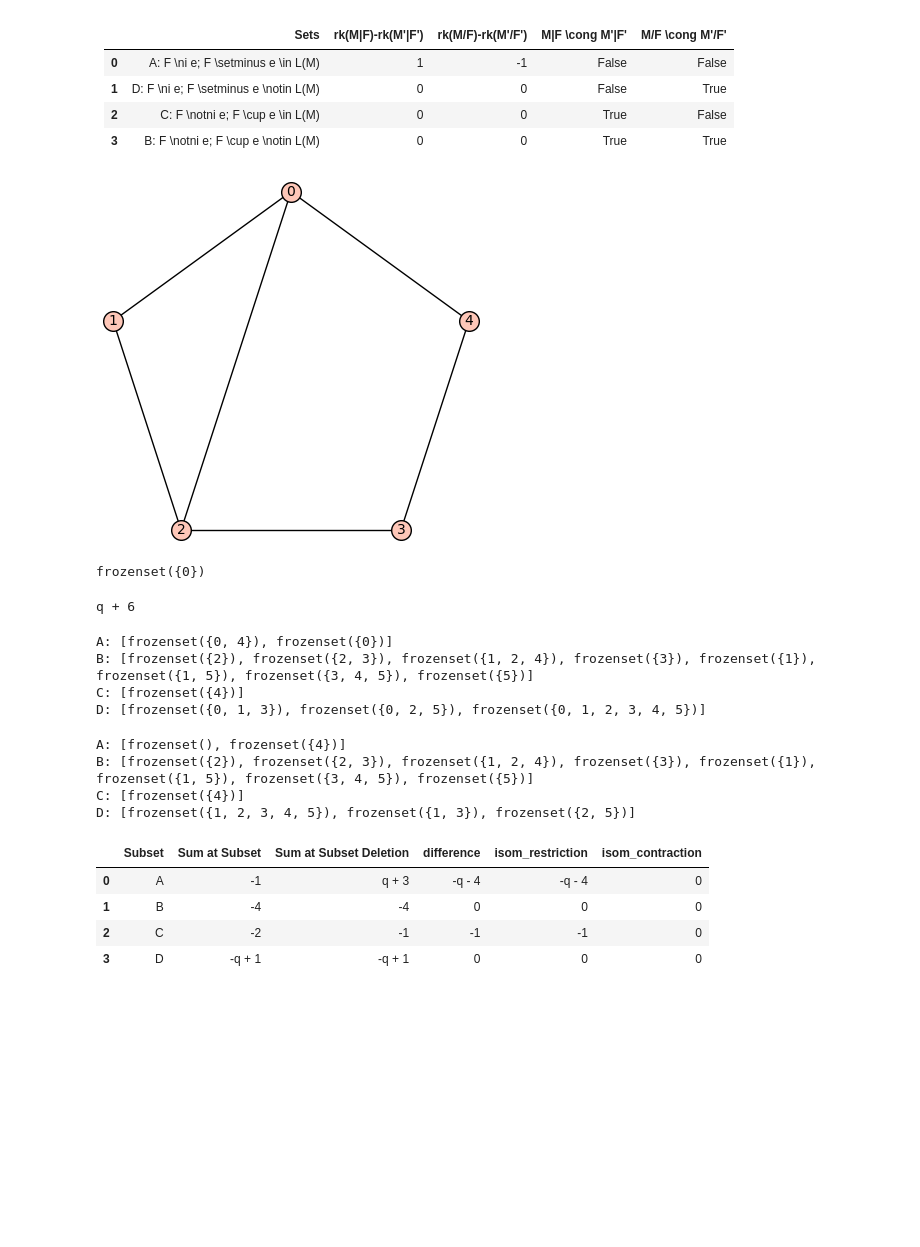
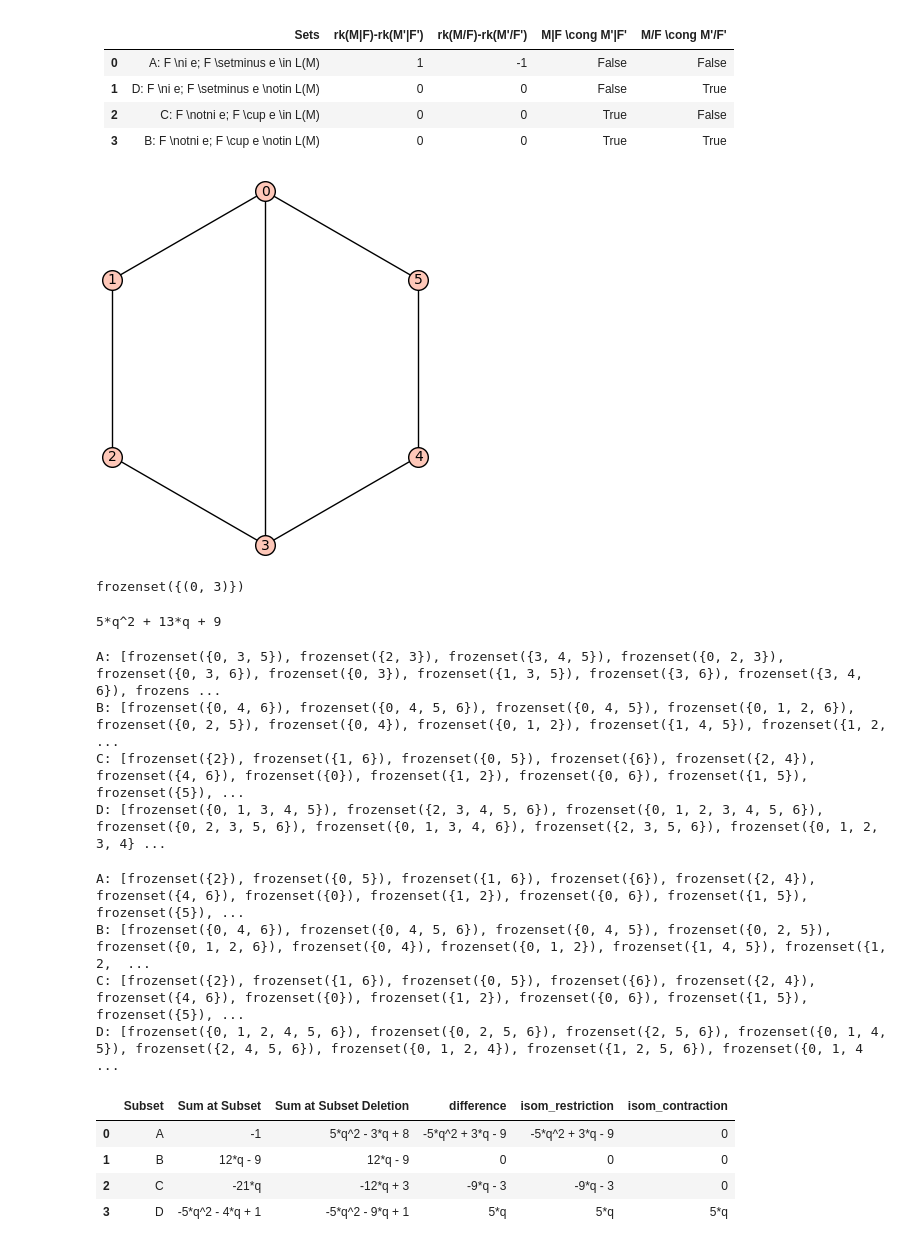
Before and after one commit to NutanNepal/ChowringofMatroids, a Jupyter notebook: equivChow/res/qpolys/w-example4.ipynb, the cells around one changed output. Saved outputs shown, nothing was run; the diff lists cells and outputs as text; code cells hidden in the pictures; blank space fills up the shorter version.

```diff
--- a/equivChow/res/qpolys/w-example4.ipynb
+++ b/equivChow/res/qpolys/w-example4.ipynb
@@ -67,30 +67,30 @@ display(Latex(df.to_html(escape=False)))
 </table>
 # %%
 #creating parallel connection of cycles
-m, n = 3, 4
+m, n = 4, 4
 
 def parallel_connection(m, n):
     G = graphs.CycleGraph(m + n - 2)
     G.add_edge(0, m-1)
     edge_e = frozenset({(0, m - 1)})
     return G, edge_e
 
 G, edge_e = parallel_connection(m, n)
 G.show()
 M = Matroid(G)
 
-M = matroids.Wheel(3)
-edge_e = frozenset({0})
+#M = matroids.Wheel(3)
+#edge_e = frozenset({0})
 
 
 flats = M.lattice_of_flats().list()
 gset = M.groundset()
 labels = {element: idx for idx, element in enumerate(gset)}
 relabel_flats = {flat: frozenset({labels[element] for element in flat}) for flat in flats}
 edge_e
 # %% [output]
-[figure, old version]
+[figure, new version]
-frozenset({0})
+frozenset({(0, 3)})
 # %%
 R = PolynomialRing(QQ, 'q')
 q = R.gen()
@@ -113,7 +113,7 @@ def kl(M):
 
 invKL(M)
 # %% [output]
-q + 6
+5*q^2 + 13*q + 9
 # %%
 def set_division(M, e):
     L = M.lattice_of_flats()
@@ -137,10 +137,10 @@ divs_deletion = {x: set(frozenset(set(y) - set(edge_e)) for y in divs[x]) for x
 for key, value in divs.items():
     print(f"{key}: {[relabel_flats[v] for v in value]}")
 # %% [output]
-A: [frozenset({0, 4}), frozenset({0})]
-B: [frozenset({2}), frozenset({2, 3}), frozenset({1, 2, 4}), frozenset({3}), frozenset({1}), frozenset({1, 5}), frozenset({3, 4, 5}), frozenset({5})]
-C: [frozenset({4})]
-D: [frozenset({0, 1, 3}), frozenset({0, 2, 5}), frozenset({0, 1, 2, 3, 4, 5})]
+A: [frozenset({0, 3, 5}), frozenset({2, 3}), frozenset({3, 4, 5}), frozenset({0, 2, 3}), frozenset({0, 3, 6}), frozenset({0, 3}), frozenset({1, 3, 5}), frozenset({3, 6}), frozenset({3, 4, 6}), frozens ...
+B: [frozenset({0, 4, 6}), frozenset({0, 4, 5, 6}), frozenset({0, 4, 5}), frozenset({0, 1, 2, 6}), frozenset({0, 2, 5}), frozenset({0, 4}), frozenset({0, 1, 2}), frozenset({1, 4, 5}), frozenset({1, 2,  ...
+C: [frozenset({2}), frozenset({1, 6}), frozenset({0, 5}), frozenset({6}), frozenset({2, 4}), frozenset({4, 6}), frozenset({0}), frozenset({1, 2}), frozenset({0, 6}), frozenset({1, 5}), frozenset({5}), ...
+D: [frozenset({0, 1, 3, 4, 5}), frozenset({2, 3, 4, 5, 6}), frozenset({0, 1, 2, 3, 4, 5, 6}), frozenset({0, 2, 3, 5, 6}), frozenset({0, 1, 3, 4, 6}), frozenset({2, 3, 5, 6}), frozenset({0, 1, 2, 3, 4} ...
 # %%
 deletion_flats = M.delete(edge_e).lattice_of_flats().list()
 
@@ -149,10 +149,10 @@ relabel_flats_deletion = {flat: frozenset({labels[element] for element in flat})
 for key, value in divs_deletion.items():
     print(f"{key}: {[relabel_flats_deletion[v] for v in value]}")
 # %% [output]
-A: [frozenset(), frozenset({4})]
-B: [frozenset({2}), frozenset({2, 3}), frozenset({1, 2, 4}), frozenset({3}), frozenset({1}), frozenset({1, 5}), frozenset({3, 4, 5}), frozenset({5})]
-C: [frozenset({4})]
-D: [frozenset({1, 2, 3, 4, 5}), frozenset({1, 3}), frozenset({2, 5})]
+A: [frozenset({2}), frozenset({0, 5}), frozenset({1, 6}), frozenset({6}), frozenset({2, 4}), frozenset({4, 6}), frozenset({0}), frozenset({1, 2}), frozenset({0, 6}), frozenset({1, 5}), frozenset({5}), ...
+B: [frozenset({0, 4, 6}), frozenset({0, 4, 5, 6}), frozenset({0, 4, 5}), frozenset({0, 2, 5}), frozenset({0, 1, 2, 6}), frozenset({0, 4}), frozenset({0, 1, 2}), frozenset({1, 4, 5}), frozenset({1, 2,  ...
+C: [frozenset({2}), frozenset({1, 6}), frozenset({0, 5}), frozenset({6}), frozenset({2, 4}), frozenset({4, 6}), frozenset({0}), frozenset({1, 2}), frozenset({0, 6}), frozenset({1, 5}), frozenset({5}), ...
+D: [frozenset({0, 1, 2, 4, 5, 6}), frozenset({0, 2, 5, 6}), frozenset({2, 5, 6}), frozenset({0, 1, 4, 5}), frozenset({2, 4, 5, 6}), frozenset({0, 1, 2, 4}), frozenset({1, 2, 5, 6}), frozenset({0, 1, 4 ...
 # %%
 def plotmatroid(m):
     return m.lattice_of_flats().plot(
@@ -192,10 +192,10 @@ results_df = pd.DataFrame(results)
 display(results_df)
 # %% [output]
 |  | Subset | Sum at Subset | Sum at Subset Deletion | difference | isom_restriction | isom_contraction |
-| 0 | A | -1 | q + 3 | -q - 4 | -q - 4 | 0 |
-| 1 | B | -4 | -4 | 0 | 0 | 0 |
-| 2 | C | -2 | -1 | -1 | -1 | 0 |
-| 3 | D | -q + 1 | -q + 1 | 0 | 0 | 0 |
+| 0 | A | -1 | 5*q^2 - 3*q + 8 | -5*q^2 + 3*q - 9 | -5*q^2 + 3*q - 9 | 0 |
+| 1 | B | 12*q - 9 | 12*q - 9 | 0 | 0 | 0 |
+| 2 | C | -21*q | -12*q + 3 | -9*q - 3 | -9*q - 3 | 0 |
+| 3 | D | -5*q^2 - 4*q + 1 | -5*q^2 - 9*q + 1 | 5*q | 5*q | 5*q |
 # %%
 invKL(M) - invKL(M.delete(edge_e))
 # %% [output]
```
Also changed, not shown: parts of 3 cells of this notebook, 4 other files.
